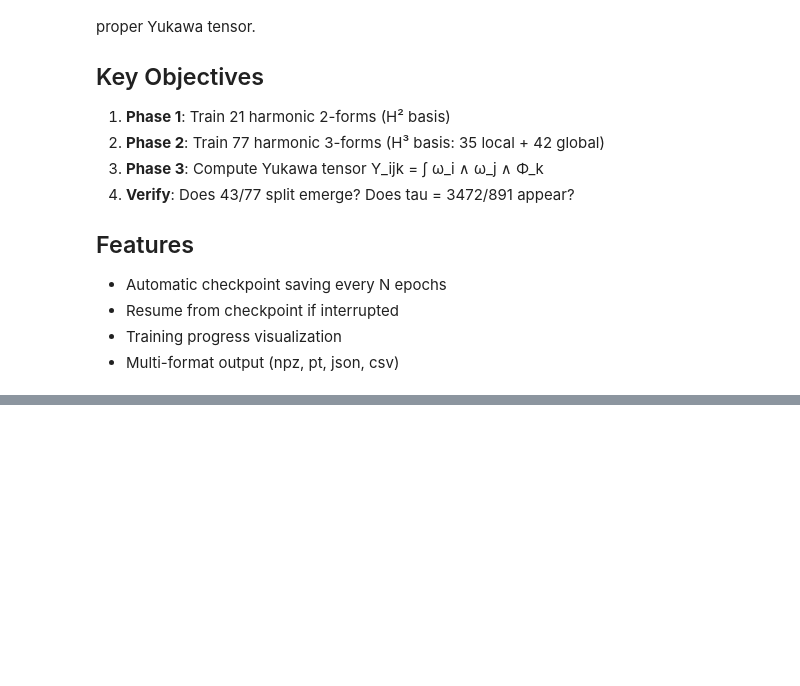
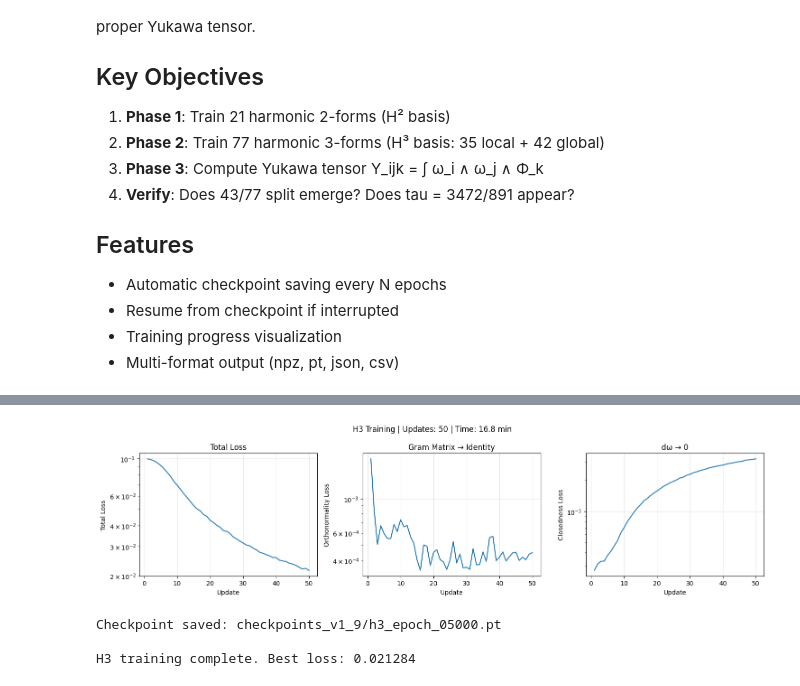
Before and after one commit to gift-framework/GIFT, a Jupyter notebook: G2_ML/1_9/K7_Hodge_Pure_v1_9.ipynb, the cells around one changed output, grey strips where cells are left out. Saved outputs shown, nothing was run; the diff lists cells and outputs as text; code cells hidden in the pictures; blank space fills up the shorter version.

```diff
--- a/G2_ML/1_9/K7_Hodge_Pure_v1_9.ipynb
+++ b/G2_ML/1_9/K7_Hodge_Pure_v1_9.ipynb
@@ -597,12 +644,13 @@ def train_h3(config: Config, data: Dict, resume: bool = True) -> Tuple[H3Network
         ckpt = load_checkpoint(latest, model, optimizer, scheduler)
         start_epoch = ckpt['epoch'] + 1
         best_loss = ckpt['best_loss']
-        all_losses = ckpt['losses']
+        all_losses = ckpt.get('losses', {'total': [], 'ortho': [], 'closed': [], 'g2': []})
 
     # Visualizer
     viz = TrainingVisualizer()
-    viz.losses = {'total': all_losses['total'], 'ortho': all_losses['ortho'], 'closed': all_losses['closed']}
-    viz.epochs = list(range(start_epoch))
+    viz.losses = {'total': list(all_losses.get('total', [])),
+                  'ortho': list(all_losses.get('ortho', [])),
+                  'closed': list(all_losses.get('closed', []))}
 
     # Training loop
     best_state = model.state_dict().copy()
@@ -641,33 +689,38 @@ def train_h3(config: Config, data: Dict, resume: bool = True) -> Tuple[H3Network
             'total': total_loss.item(),
             'ortho': loss_ortho.item(),
             'closed': loss_closed.item(),
             'g2': loss_g2.item(),
         }
         for k in all_losses:
             all_losses[k].append(loss_dict.get(k, 0))
 
         if total_loss.item() < best_loss:
             best_loss = total_loss.item()
             best_state = model.state_dict().copy()
 
         # Logging
         if (epoch + 1) % config.log_every == 0:
             viz.update(epoch + 1, loss_dict)
             viz.plot("H3 Training")
 
         # Checkpoint
         if (epoch + 1) % config.checkpoint_every == 0:
             ckpt_path = f"{config.checkpoint_dir}/h3_epoch_{epoch+1:05d}.pt"
             save_checkpoint(ckpt_path, epoch, model, optimizer, scheduler, all_losses, best_loss, 'h3')
 
     # Final
     model.load_state_dict(best_state)
     print(f"\nH3 training complete. Best loss: {best_loss:.6f}")
 
     return model, all_losses
 
 # Run H3 training
 h3_model, h3_losses = train_h3(config, data)
+# %% [output]
+[figure, added]
+Checkpoint saved: checkpoints_v1_9/h3_epoch_05000.pt
+
+H3 training complete. Best loss: 0.021284
 # %%
 # @title Phase 3: Compute Yukawa Tensor
 
```
Also changed, not shown: parts of 16 cells of this notebook, 6 other files.
